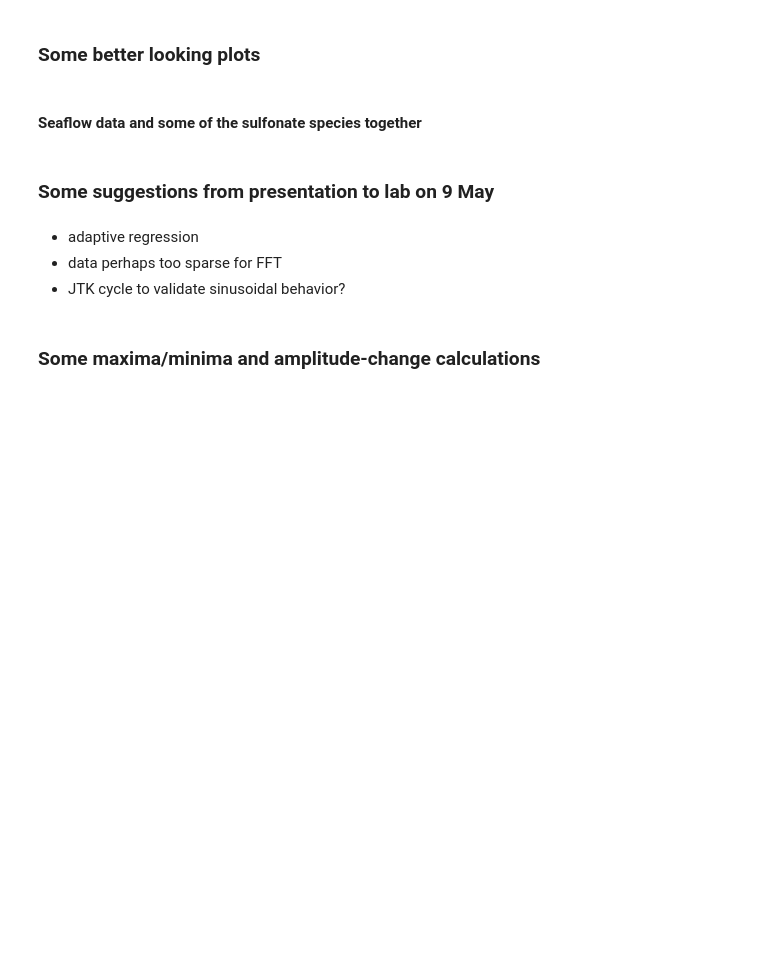
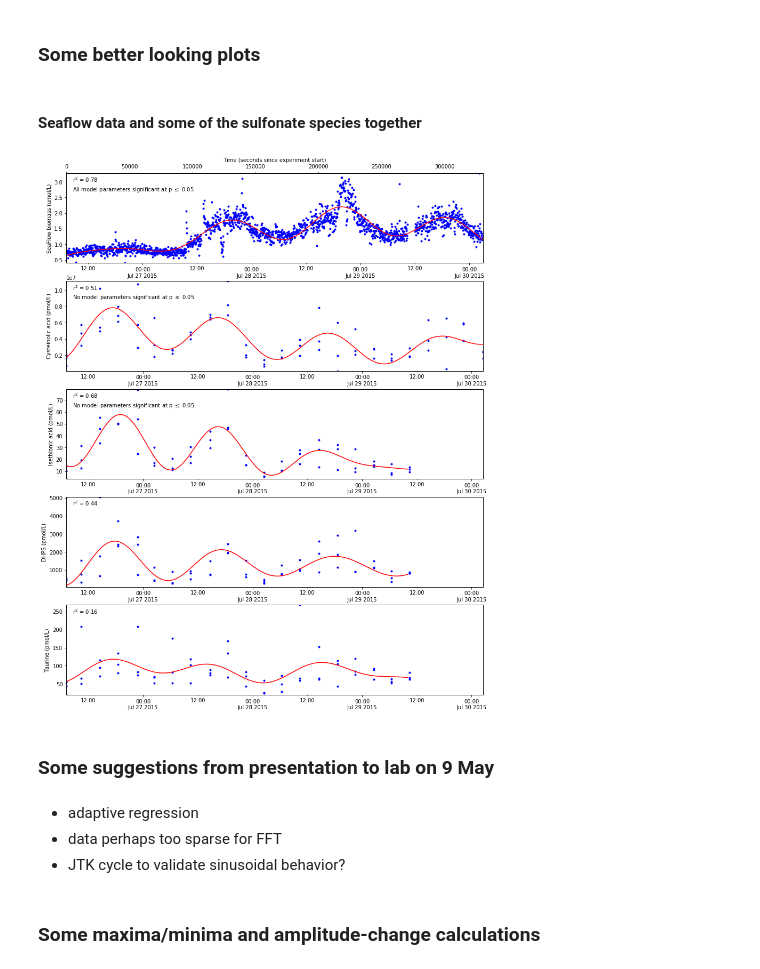
Before and after one commit to jamesrco/DielALOHA, a Jupyter notebook: python3/ALOHAdielCurveFit.ipynb, the cells around one changed output. Saved outputs shown, nothing was run; the diff lists cells and outputs as text; code cells hidden in the pictures; blank space fills up the shorter version.

```diff
--- a/python3/ALOHAdielCurveFit.ipynb
+++ b/python3/ALOHAdielCurveFit.ipynb
@@ -1133,7 +1212,6 @@ ax5.xaxis_date(pytz.timezone('Pacific/Honolulu'))
 plt.ylabel('Isethionic acid (pmol/L)')
 ax5.margins(0)
 plt.annotate('r$^2$ = '+str(round(r_squared_varPer_Isethionic,2)), xy=(0.015, 0.9), xycoords='axes fraction')
-plt.annotate('No model parameters significant at p $\leq$ 0.05', xy=(0.015, 0.8), xycoords='axes fraction')
 
 ax6 = ax5.twiny()
 ax6.plot(pandas.Series(list(range(0, int(TimestampIsethionic_secFromStart_alt[len(TimestampIsethionic_secFromStart_alt)-1]), 2000))),
@@ -1175,30 +1253,32 @@ ax8.margins(0)
 # plot taurine data
 
 # get a relative x-axis length so we know how long to make the secondary x axis
 rel_xaxlength = (max(dielSeaFlow.trunc['Timestamp_ISO8601'])-min(dielSeaFlow.trunc['Timestamp_ISO8601']))/(
     max(TimestampTaurine_noNan)-min(TimestampTaurine_noNan))
 
 ax9 = fig.add_subplot(515, sharex = ax3)
 ax9.plot(TimestampTaurine_noNan,ConcTaurine_noNan, 'b.', label = 'Taurine (data)')
 ax9.xaxis.set_major_locator(pltdates.DayLocator(interval=1))
 ax9.xaxis.set_minor_locator(pltdates.HourLocator(byhour=12))
 ax9.xaxis.set_major_formatter(pltdates.DateFormatter('%H:%M%\n%b %d %Y'))
 ax9.xaxis.set_minor_formatter(pltdates.DateFormatter('%H:%M'))
 ax9.xaxis_date(pytz.timezone('Pacific/Honolulu'))
 plt.ylabel('Taurine (pmol/L)')
 ax9.margins(0)
 plt.annotate('r$^2$ = '+str(round(r_squared_varPer_Taurine,2)), xy=(0.015, 0.9), xycoords='axes fraction')
 
 ax10 = ax9.twiny()
 ax10.plot(pandas.Series(list(range(0, int(TimestampTaurine_secFromStart_alt[len(TimestampTaurine_secFromStart_alt)-1]), 2000))),
          multWaves_func_varPer_3(
    pandas.Series(list(range(0, int(TimestampTaurine_secFromStart_alt[len(TimestampTaurine_secFromStart_alt)-1]), 2000))), *popt_varPer_Taurine),
          'r-',
          label = 'Sinusoidal curve fit with period length allowed to vary')
 ax10.set_xlim(0,max(pandas.Series(list(range(0, int(TimestampTaurine_secFromStart_alt[len(TimestampTaurine_secFromStart_alt)-1]), 2000))))*rel_xaxlength)
 ax10.xaxis.set_visible(False)
 ax10.margins(0)
 
 
 # set matplotlib timezone back
 plt.rcParams['timezone'] = current_matplotTZ
+# %% [output]
+[figure, added]
```
Also changed, not shown: parts of 13 cells of this notebook.
